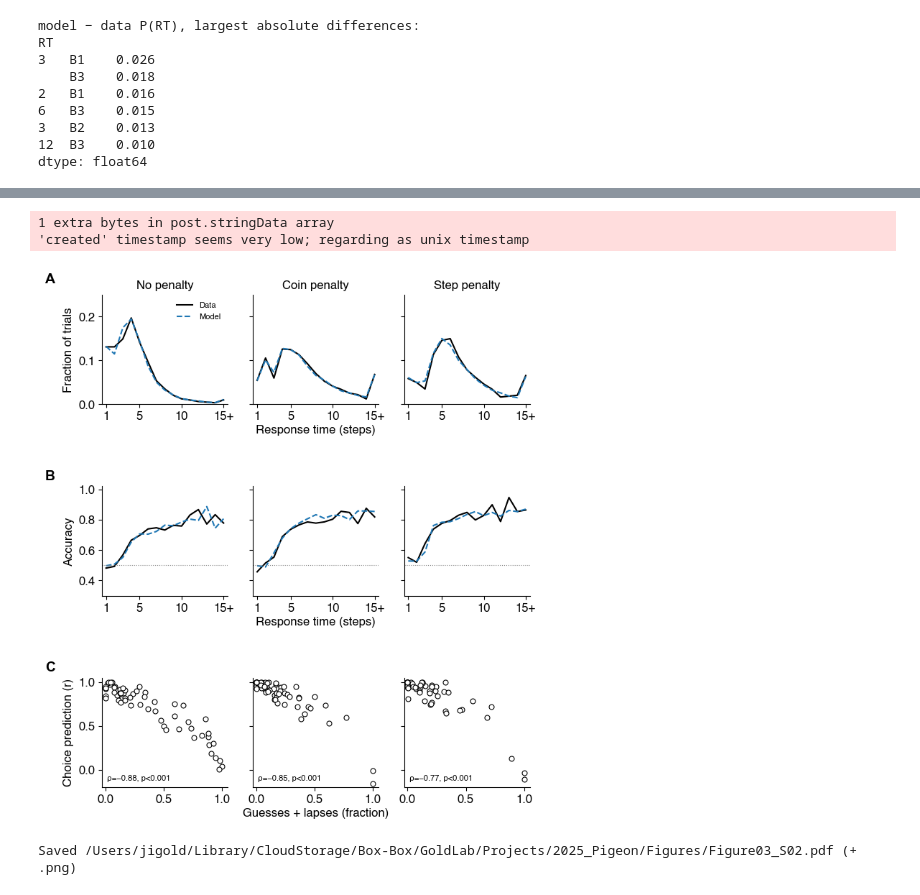
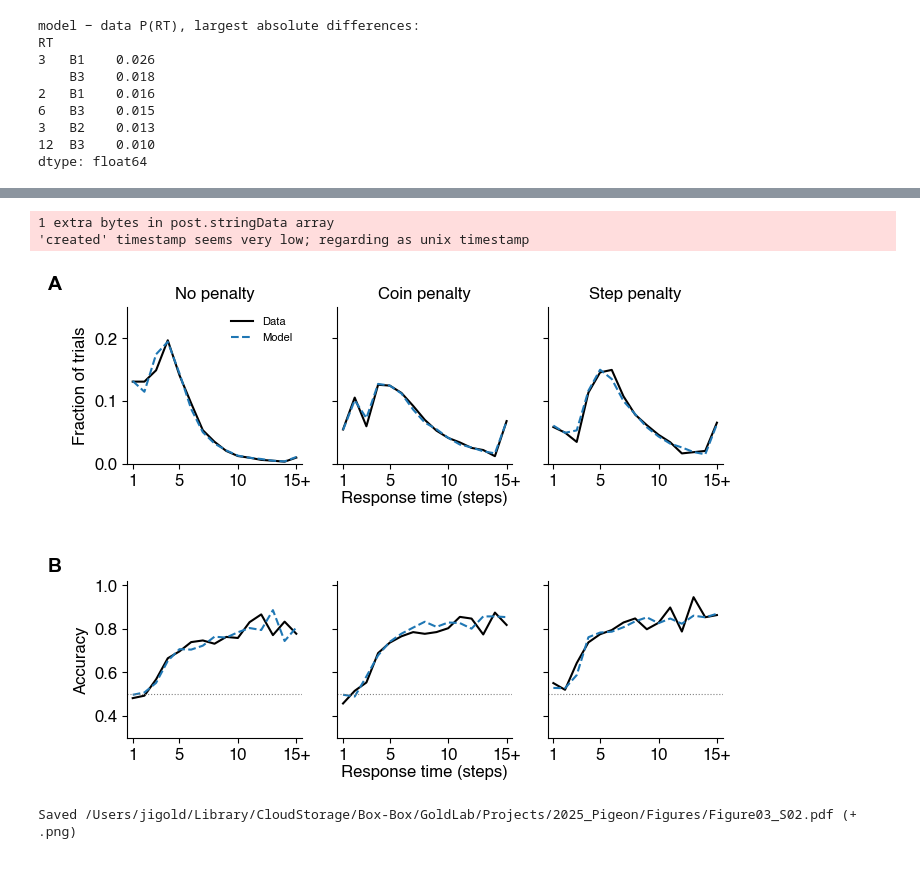
Before and after one commit to TheGoldLab/ms_2026_kalburge_etal_elife, a Jupyter notebook: notebooks/Figure03S02_modelFitQuality.ipynb, the cells around one changed output, grey strips where cells are left out. Drawn from its saved outputs; the diff is of its cells as text; code cells hidden in the pictures.

```diff
--- a/notebooks/Figure03S02_modelFitQuality.ipynb
+++ b/notebooks/Figure03S02_modelFitQuality.ipynb
@@ -161,11 +87,10 @@ B3: n = 56, Spearman rho (uninformed fraction vs. choice r) = -0.768, p = 4.9e-1
 # %%
 use_figure_style()
 
-fig = plt.figure(figsize=(17.6 * CM, 20 * CM))
-gs = gridspec.GridSpec(3, 3, figure=fig, hspace=0.75, wspace=0.2, left=0.12, right=0.98, bottom=0.08, top=0.95)
+fig = plt.figure(figsize=(17.6 * CM, 13.5 * CM))
+gs = gridspec.GridSpec(2, 3, figure=fig, hspace=0.75, wspace=0.2, left=0.12, right=0.98, bottom=0.12, top=0.93)
 ax_rt = [fig.add_subplot(gs[0, i]) for i in range(3)]
 ax_acc = [fig.add_subplot(gs[1, i]) for i in range(3)]
-ax_r = [fig.add_subplot(gs[2, i]) for i in range(3)]
 
 for bi, b in enumerate(BLOCKS):
     r, s = trials[trials.condition == b], sim[sim.condition == b]
@@ -179,50 +104,33 @@ for bi, b in enumerate(BLOCKS):
     ax.plot(rt_ax, _acc_by_rt(r), '-', color=DATA_COLOR, lw=1.5)
     ax.plot(rt_ax, _acc_by_rt(s), '--', color=MODEL_COLOR, lw=1.5)
     ax.axhline(0.5, color='0.5', ls=':', lw=0.8)
     ax.set_ylim(0.3, 1.02)
     ax.set_yticks([0.4, 0.6, 0.8, 1])
     for a in (ax_rt[bi], ax_acc[bi]):
         a.set_xlim(0.5, MAX_RT + 0.5)
         a.set_xticks([1, 5, 10, 15])
         a.set_xticklabels(['1', '5', '10', '15+'])  # last bin: RT >= 15
         if bi > 0:
             a.set_yticklabels([])
 ax_rt[0].set_ylabel('Fraction of trials')
 ax_acc[0].set_ylabel('Accuracy')
 ax_rt[0].legend(fontsize=FS_INSET, frameon=False, loc='upper right')
 
-for bi, b in enumerate(BLOCKS):
-    ax = ax_r[bi]
-    g = per_subject[per_subject.condition == b].dropna(subset=['r_choice', 'uninformed'])
-    ax.plot(g.uninformed, g.r_choice, **SUBJECT_MARKER)
-    ax.set_xlim(-0.03, 1.05)
-    ax.set_ylim(-0.2, 1.05)
-    ax.set_xticks([0, 0.5, 1])
-    ax.set_yticks([0, 0.5, 1])
-    rho, p = scipy.stats.spearmanr(g.uninformed, g.r_choice)
-    ax.text(0.04, 0.05, f'{format_rho(rho)}, {format_p(p)}', transform=ax.transAxes, ha='left', va='bottom',
-            fontsize=FS_INSET)
-    if bi > 0:
-        ax.set_yticklabels([])
-ax_r[0].set_ylabel('Choice prediction (r)')
-
 add_row_xlabel(fig, ax_rt, 'Response time (steps)')
 add_row_xlabel(fig, ax_acc, 'Response time (steps)')
-add_row_xlabel(fig, ax_r, 'Guesses + lapses (fraction)')
 
-for ax in ax_rt + ax_acc + ax_r:
+for ax in ax_rt + ax_acc:
     ax.spines[['top', 'right']].set_visible(False)
 add_panel_label(ax_rt[0], 'A', dx=-0.45, dy=1.2)
 add_panel_label(ax_acc[0], 'B', dx=-0.45, dy=1.15)
-add_panel_label(ax_r[0], 'C', dx=-0.45, dy=1.15)
 
 out = FIGURES_DIR / 'Figure03_S02.pdf'
 fig.savefig(out, dpi=300, bbox_inches='tight')
 fig.savefig(out.with_suffix('.png'), dpi=300, bbox_inches='tight')
 plt.show()
 print(f'Saved {out} (+ .png)')
 # %% [output]
 1 extra bytes in post.stringData array
 'created' timestamp seems very low; regarding as unix timestamp
-[figure, old version]
+[figure, new version]
 Saved /Users/jigold/Library/CloudStorage/Box-Box/GoldLab/Projects/2025_Pigeon/Figures/Figure03_S02.pdf (+ .png)
```
Also changed, not shown: parts of 3 cells of this notebook, 9 other files.
